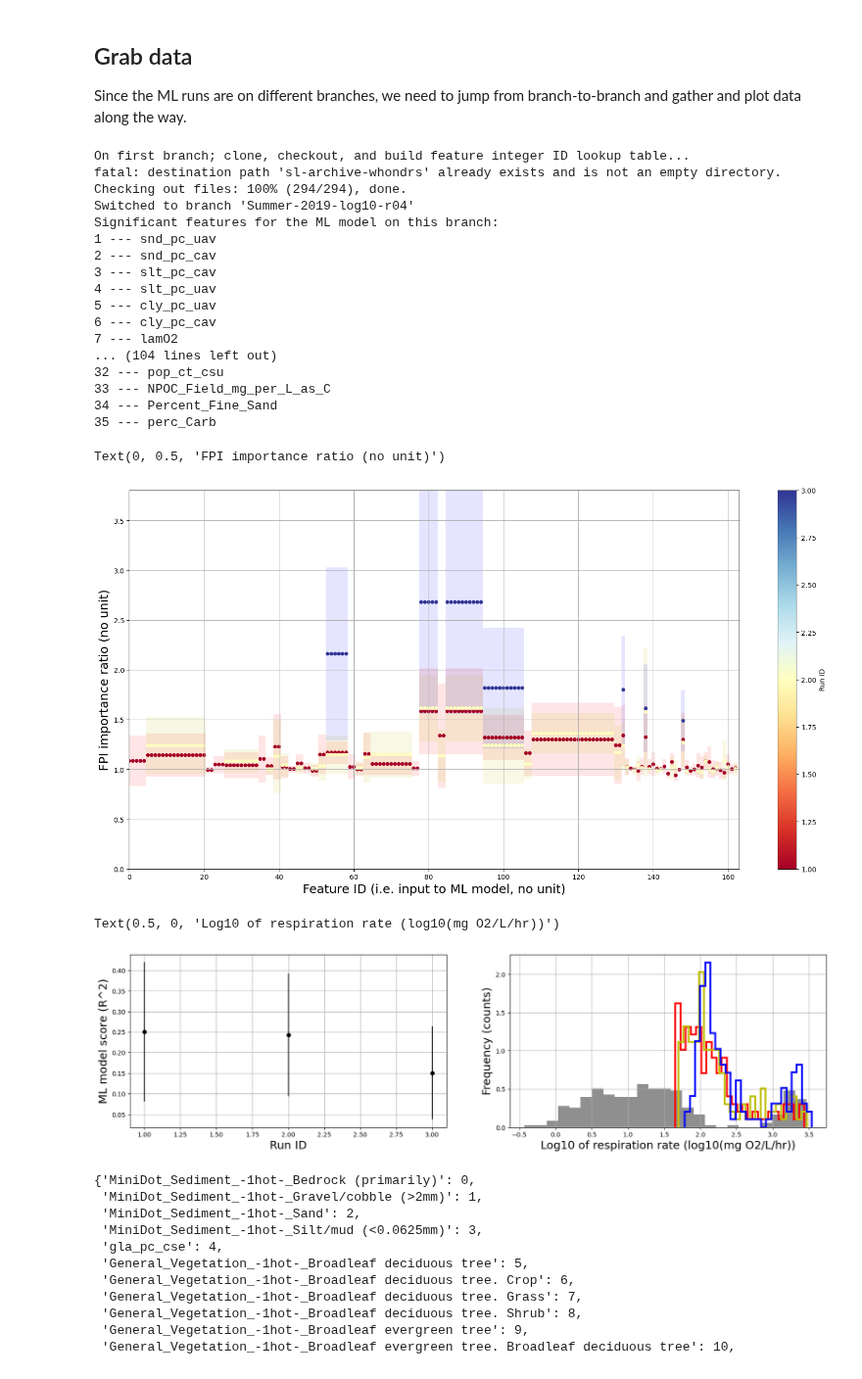
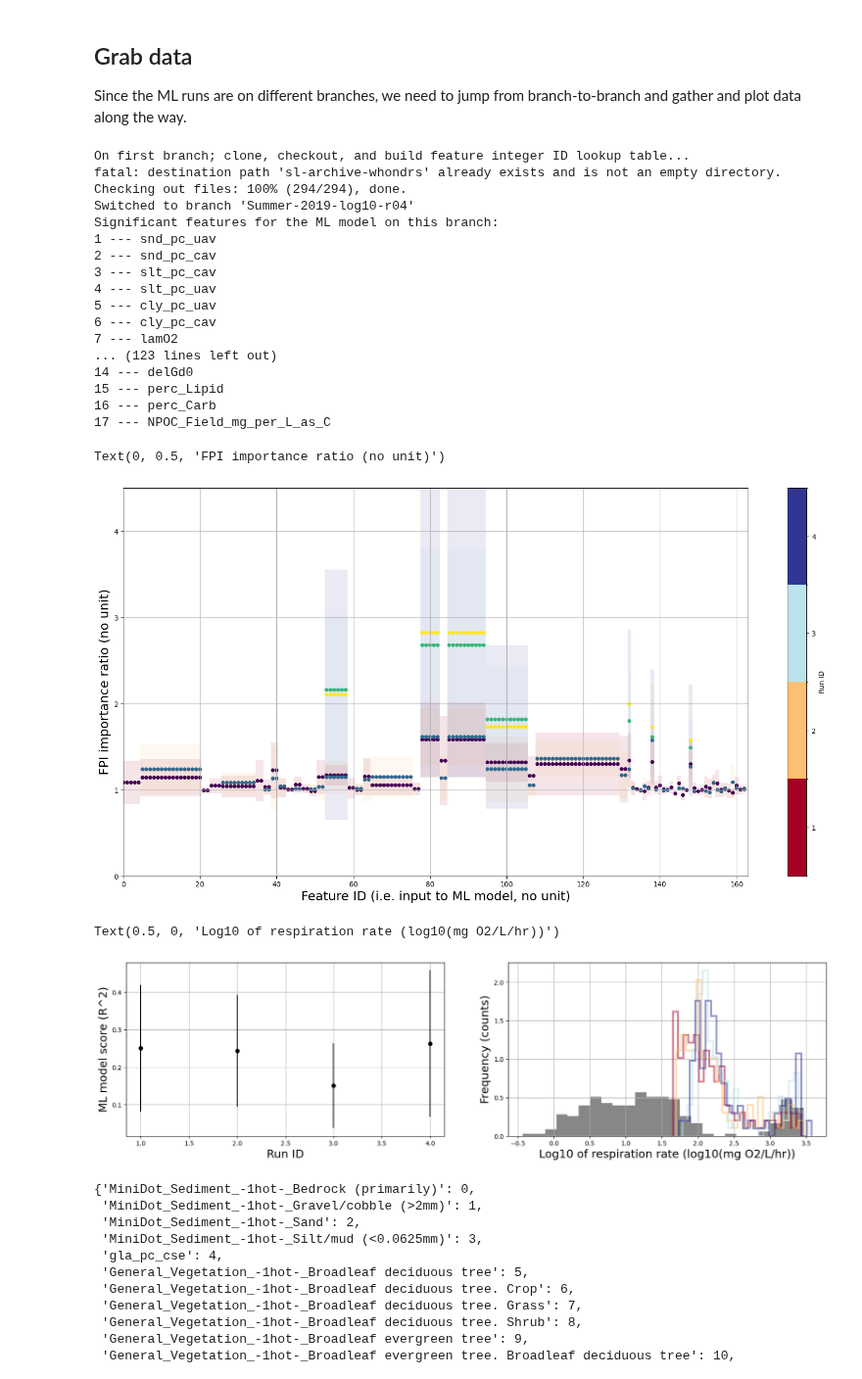
Before and after one commit to parallelworks/sl-archive-whondrs, a Jupyter notebook: examples/plot_fpi_results.ipynb, the cells around one changed output. Shown at 98% size. Drawn from its saved outputs; the diff is of its cells as text; code cells hidden in the pictures.

Commit message:
Sync histogram lines, mean FPI, and FPI rectangles to same colorbar
Also generalized the colorbar so it can dynamically adapt to additional
branches/iterations for overlay display.

```diff
--- a/examples/plot_fpi_results.ipynb
+++ b/examples/plot_fpi_results.ipynb
@@ -34,7 +34,7 @@ Since the ML runs are on different branches, we need to jump from branch-to-bran
 # r05 - subset of featuers (35 - based on r04), FPI cutoff = 0.7
 # r05b - repeat r05
 # S19S-SSS-log10-r01 - merged S19S-SSS data with no FTICR, all 145 input vars, FPI cutoff = 0.7
-list_branches = ['Summer-2019-log10-r04', 'Summer-2019-log10-r03','Summer-2019-log10-r05'] #,'S19S-SSS-log10-r01','Summer-2019-log10-r05b']
+list_branches = ['Summer-2019-log10-r04', 'Summer-2019-log10-r03','Summer-2019-log10-r05','Summer-2019-log10-r05b'] #,'S19S-SSS-log10-r01']
 list_colors = ['r','y','b','g','k']
 fpi_max = 0.0
 
@@ -46,8 +46,18 @@ predict_hist = pd.DataFrame(columns=list_branches)
 
 # Initialize a plot
 fig, ax = plt.subplots(1,1,figsize=(20,10))
-fig.colorbar(mpl.cm.ScalarMappable(norm=mpl.colors.Normalize(1, len(list_branches)), cmap='RdYlBu'),
-             ax=ax, orientation='vertical', label='Run ID')
+
+# Set up colormap
+cmap = mpl.cm.RdYlBu
+#cmap = mpl.cm.viridis
+ticks = list(range(0,len(list_branches)+1))
+bounds = np.add(ticks,0.5)
+#norm = mpl.colors.Normalize(vmin=1, vmax=len(list_branches))
+norm = mpl.colors.BoundaryNorm(bounds, cmap.N) #, extend='Both')
+
+# Set up colorbar
+fig.colorbar(mpl.cm.ScalarMappable(norm=norm, cmap=cmap),
+             ax=ax, orientation='vertical', label='Run ID', ticks=ticks)
 
 # Keep track of the number of features discovered as branches are loaded
 num_features = 0
@@ -140,31 +150,28 @@ for ll,branch in enumerate(list_branches):
         f_lower = lower[f_id]
         f_error = error[f_id]
 
-        # Construct the box and plot
-        # Loop over data points; create box from errors at each point
-        #rect = plt.Rectangle((f_id - 0.5, f_lower), 1.0, f_upper - f_lower, facecolor="black", alpha=0.1)
-
-        left, bottom, width, height = (f_id - 0.5, f_lower, 1.0, f_upper-f_lower)
-        #print(left)
-        #print(bottom)
-        #print(width)
-        #print(height)
-
-        rect = plt.Rectangle((left, bottom), width, height,
-            facecolor=list_colors[ll], alpha=0.1)
-
-        # Create patch collection with specified colour/alpha
-        #pc = PatchCollection(rect, facecolor='r', alpha=0.5, edgecolor='k')
-
-        # Add collection to axes
-        ax.add_patch(rect)
-
         # Get information about means for plotting later
         scatter_id.append(f_id)
         scatter_mean.append(f_mean)
         scatter_size.append(20)
         run_id = len(model_scores.index)
         scatter_color.append(run_id+1)
+
+        # Set size of rectangle
+        left, bottom, width, height = (f_id - 0.5, f_lower, 1.0, f_upper-f_lower)
+
+        # Plot rectangle. Note, need to scale color to match
+        # colorbar range [0,1], so:
+        # run_id = 1 -> 0
+        # run_id = list_branches -> 1
+        # The extra +1 on run_id accounts for converting it
+        # from count starting at 0 (for Pandas index) to
+        # count starting at 1.
+        rect = plt.Rectangle((left, bottom), width, height,
+            facecolor=cmap(((run_id+1) - 1)/(len(list_branches) - 1)), alpha=0.1)
+
+        # Add collection to axes
+        ax.add_patch(rect)
 
         # Print out feature name if it is a significant contribution
         # (Here, assume that "significant" means the lowest bound on
@@ -201,40 +208,40 @@ for ll,branch in enumerate(list_branches):
     train_all = pd.read_csv(repo_prefix+repo_name+'/input_data/WHONDRS_Data.csv')
     train_hist[branch] = train_all['Normalized_Respiration_Rate_mg_DO_per_H_per_L_sediment']
     predict_all = pd.read_csv(repo_prefix+repo_name+'/output_data/unfiltered_predict_output_avg.csv')
     predict_hist[branch] = predict_all['Normalized_Respiration_Rate_mg_DO_per_H_per_L_sediment']
 
 # Done with looping over branches
 
 # Scatter color plot the means
-ax.scatter(scatter_id,scatter_mean,s=scatter_size,c=scatter_color,cmap=mpl.colormaps['RdYlBu'])
+ax.scatter(scatter_id,scatter_mean,s=scatter_size,c=scatter_color)
 
 ax.grid()
 
 plt.xlim(0,len(feature_id_name_dict))
 plt.ylim(0,fpi_max)
 
 plt.xlabel('Feature ID (i.e. input to ML model, no unit)', fontsize=18)
 plt.ylabel('FPI importance ratio (no unit)', fontsize=18)
 # %% [output]
 On first branch; clone, checkout, and build feature integer ID lookup table...
 fatal: destination path 'sl-archive-whondrs' already exists and is not an empty directory.
 Checking out files: 100% (294/294), done.
 Switched to branch 'Summer-2019-log10-r04'
 Significant features for the ML model on this branch:
 1 --- snd_pc_uav
 2 --- snd_pc_cav
 3 --- slt_pc_cav
 4 --- slt_pc_uav
 5 --- cly_pc_uav
 6 --- cly_pc_cav
 7 --- lamO2
-... (104 lines left out)
-32 --- pop_ct_csu
-33 --- NPOC_Field_mg_per_L_as_C
-34 --- Percent_Fine_Sand
-35 --- perc_Carb
+... (123 lines left out)
+14 --- delGd0
+15 --- perc_Lipid
+16 --- perc_Carb
+17 --- NPOC_Field_mg_per_L_as_C
 Text(0, 0.5, 'FPI importance ratio (no unit)')
-[figure, old version]
+[figure, new version]
 # %%
 # Set up side-by-side plot
 fig, (ax0, ax1)  = plt.subplots(1,2,figsize=(20,5))
@@ -256,14 +263,14 @@ for bb,branch in enumerate(list_branches):
     # Histogram for predictions
     n, bins, patches = ax1.hist(
             np.log10(np.abs(predict_hist[branch])),
-            nbin, density=True, histtype="step", linestyle=('solid'), color=(list_colors[bb]), linewidth=3)
+            nbin, density=True, histtype="step", linestyle=('solid'), color=cmap(((bb+1) - 1)/(len(list_branches) - 1)), linewidth=3,alpha=0.5)
 
 ax1.grid()
 ax1.set_ylabel('Frequency (counts)', fontsize=18)
 ax1.set_xlabel('Log10 of respiration rate (log10(mg O2/L/hr))', fontsize=18)
 # %% [output]
 Text(0.5, 0, 'Log10 of respiration rate (log10(mg O2/L/hr))')
-[figure, old version]
+[figure, new version]
 # %%
 feature_id_name_dict
 # %% [output]
```
